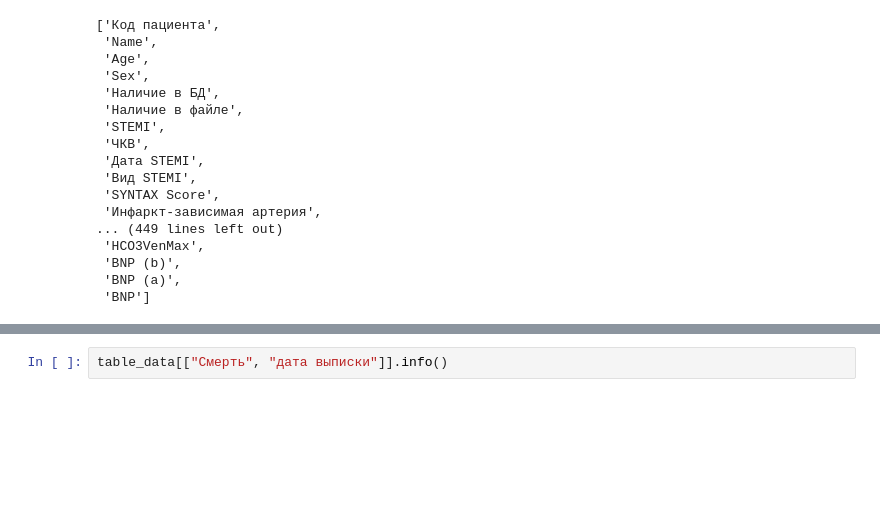
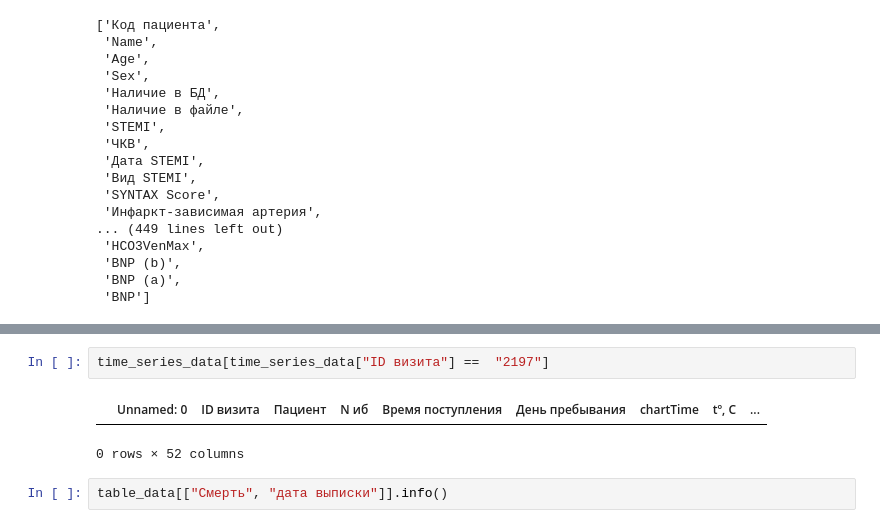
Before and after one commit to aaddssww156/phd, a Jupyter notebook: notebooks/time_series/experiments/test_merge_data.ipynb, the cells around one changed output, grey strips where cells are left out. Saved outputs shown, nothing was run; the diff lists cells and outputs as text; blank space fills up the shorter version.

```diff
--- a/notebooks/time_series/experiments/test_merge_data.ipynb
+++ b/notebooks/time_series/experiments/test_merge_data.ipynb
@@ -61,3 +81,8 @@ time_series_data
+# %%
+time_series_data[time_series_data["ID визита"] ==  "2197"]
+# %% [output]
+|  | Unnamed: 0 | ID визита | Пациент | N иб | Время поступления | День пребывания | chartTime | tº, C | ... |
+0 rows × 52 columns
 # %%
 table_data[["Смерть", "дата выписки"]].info()
 # %% [output]
```
Also changed, not shown: parts of 5 cells of this notebook, 2 other files.
